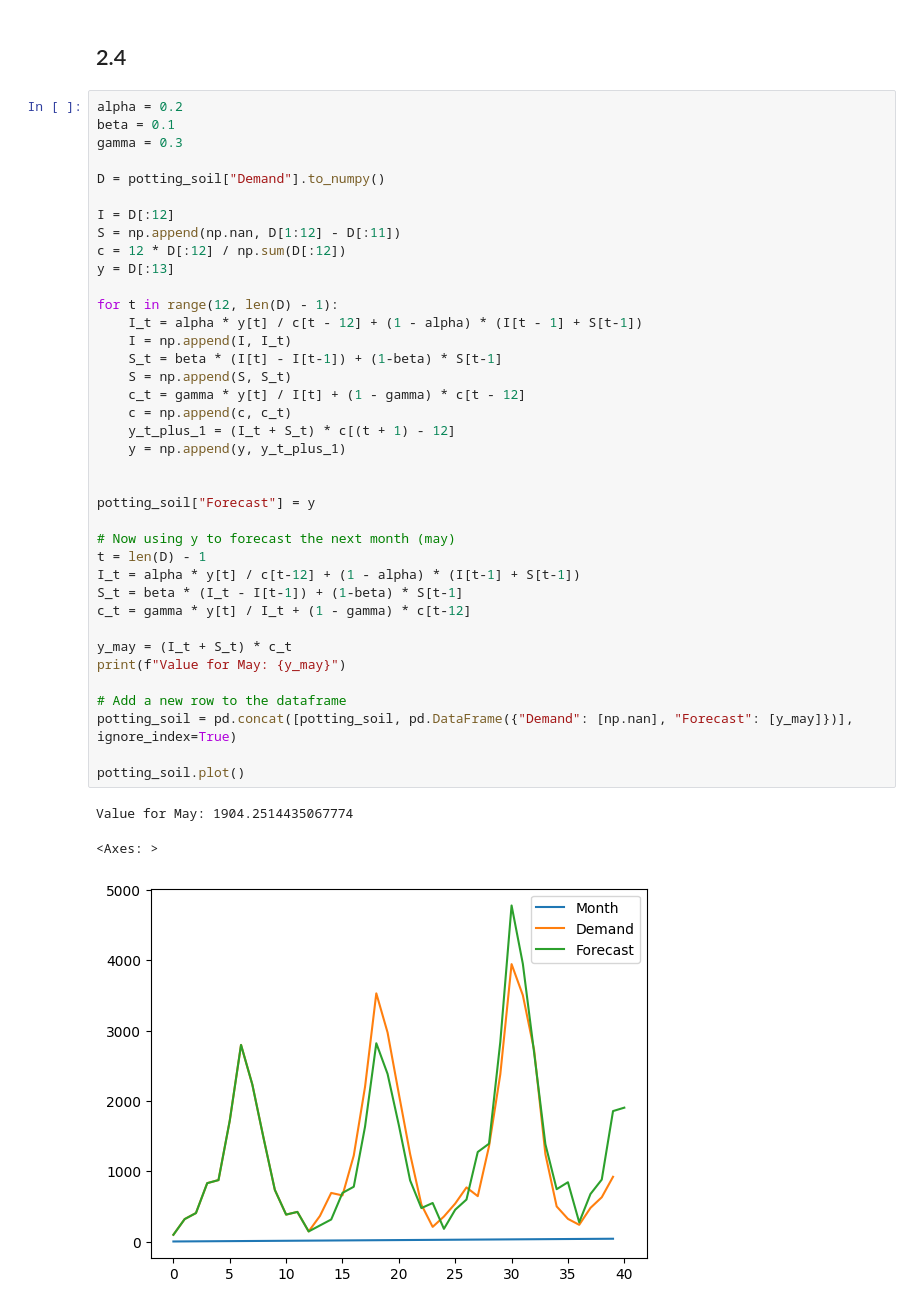
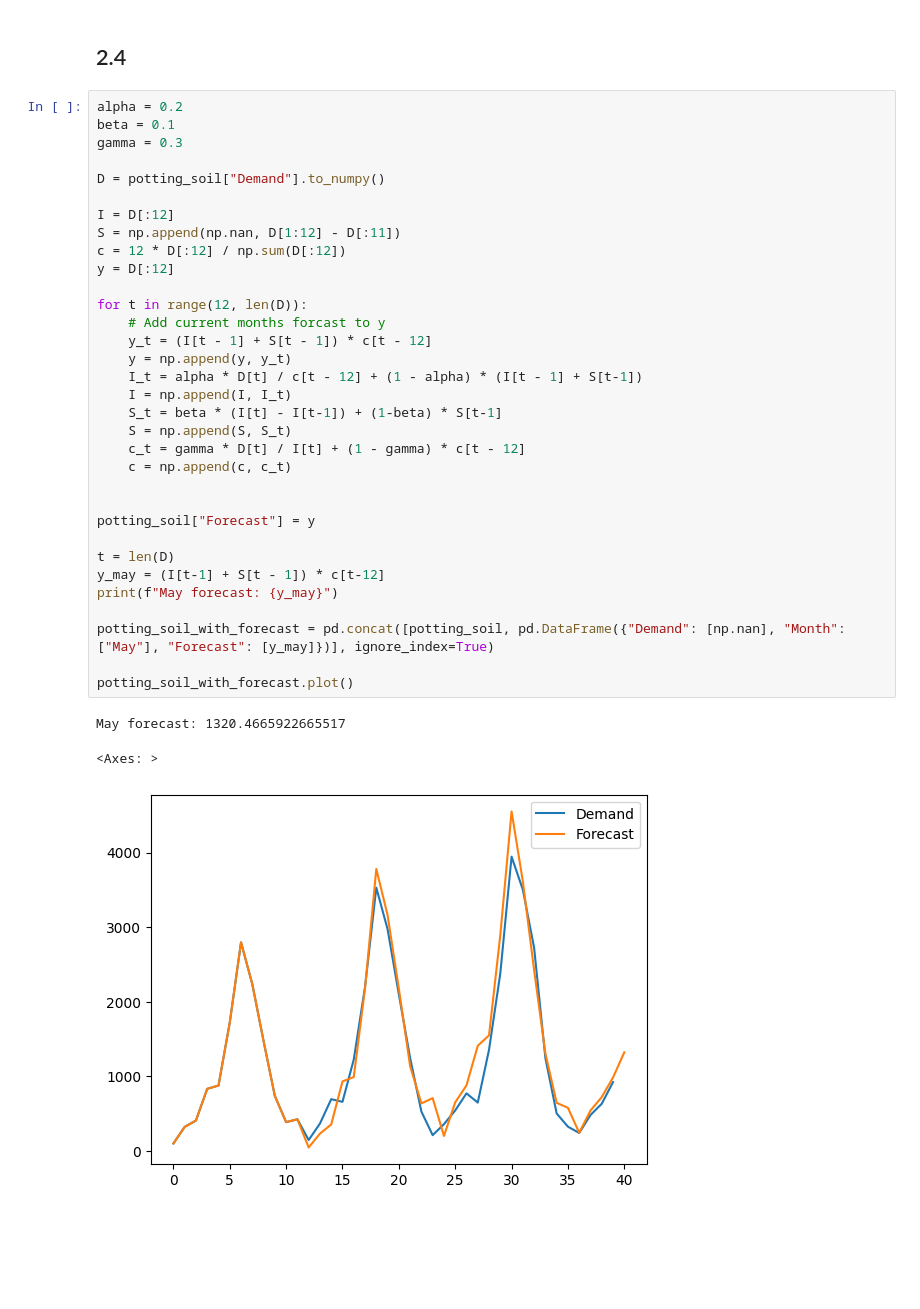
Before and after one commit to AlbinLind/Supply-Chain, a Jupyter notebook: week_1/seminar1.ipynb, the cells around one changed output. Saved outputs shown, nothing was run; the diff lists cells and outputs as text; blank space fills up the shorter version.

```diff
--- a/week_1/seminar1.ipynb
+++ b/week_1/seminar1.ipynb
@@ -18,42 +20,37 @@ potting_soil.tail()
 # %%
 alpha = 0.2
 beta = 0.1
 gamma = 0.3
 
 D = potting_soil["Demand"].to_numpy()
 
 I = D[:12]
 S = np.append(np.nan, D[1:12] - D[:11])
 c = 12 * D[:12] / np.sum(D[:12])
-y = D[:13]
+y = D[:12]
 
-for t in range(12, len(D) - 1):
-    I_t = alpha * y[t] / c[t - 12] + (1 - alpha) * (I[t - 1] + S[t-1])
+for t in range(12, len(D)):
+    # Add current months forcast to y
+    y_t = (I[t - 1] + S[t - 1]) * c[t - 12]
+    y = np.append(y, y_t)
+    I_t = alpha * D[t] / c[t - 12] + (1 - alpha) * (I[t - 1] + S[t-1])
     I = np.append(I, I_t)
     S_t = beta * (I[t] - I[t-1]) + (1-beta) * S[t-1]
     S = np.append(S, S_t)
-    c_t = gamma * y[t] / I[t] + (1 - gamma) * c[t - 12]
+    c_t = gamma * D[t] / I[t] + (1 - gamma) * c[t - 12]
     c = np.append(c, c_t)
-    y_t_plus_1 = (I_t + S_t) * c[(t + 1) - 12]
-    y = np.append(y, y_t_plus_1)
 
 
 potting_soil["Forecast"] = y
 
-# Now using y to forecast the next month (may)
-t = len(D) - 1
-I_t = alpha * y[t] / c[t-12] + (1 - alpha) * (I[t-1] + S[t-1])
-S_t = beta * (I_t - I[t-1]) + (1-beta) * S[t-1]
-c_t = gamma * y[t] / I_t + (1 - gamma) * c[t-12]
+t = len(D)
+y_may = (I[t-1] + S[t - 1]) * c[t-12]
+print(f"May forecast: {y_may}")
 
-y_may = (I_t + S_t) * c_t
-print(f"Value for May: {y_may}")
+potting_soil_with_forecast = pd.concat([potting_soil, pd.DataFrame({"Demand": [np.nan], "Month": ["May"], "Forecast": [y_may]})], ignore_index=True)
 
-# Add a new row to the dataframe
-potting_soil = pd.concat([potting_soil, pd.DataFrame({"Demand": [np.nan], "Forecast": [y_may]})], ignore_index=True)
-
-potting_soil.plot()
+potting_soil_with_forecast.plot()
 # %% [output]
-Value for May: 1904.2514435067774
+May forecast: 1320.4665922665517
 <Axes: >
-[figure, old version]
+[figure, new version]
```
Also changed, not shown: parts of 7 cells of this notebook, 2 other files.
